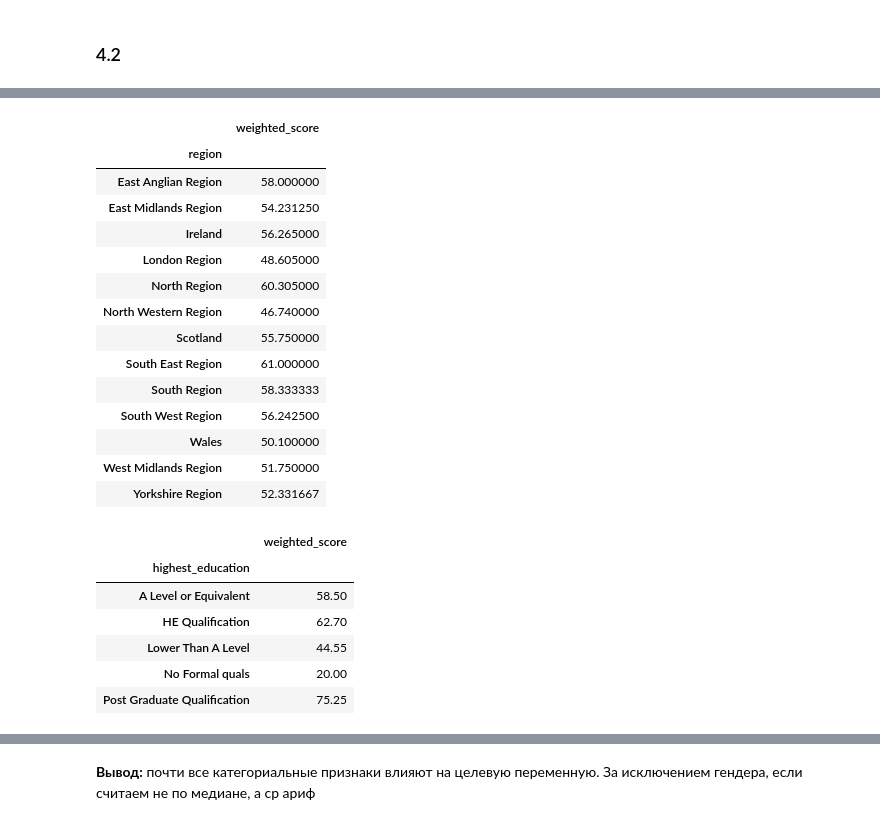
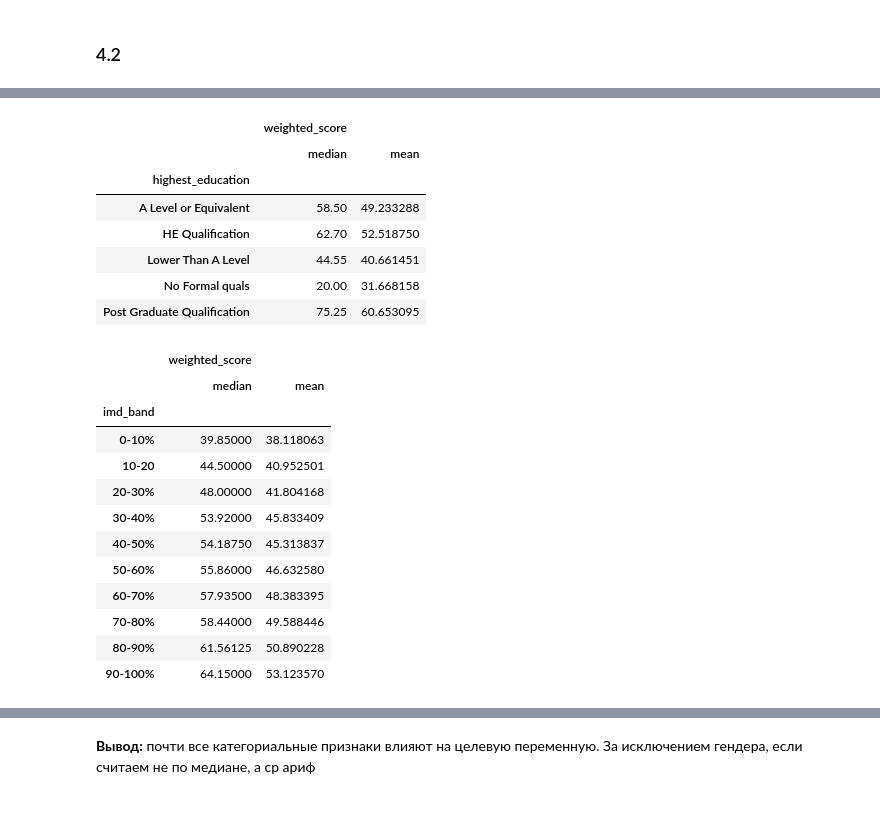
Before and after one commit to AntonGitOrlov/Data_Science, a Jupyter notebook: "Библиотеки_Python_для_работы_с_данными_самостоятельная_работа"_ОрловАВ.ipynb, the cells around one changed output, grey strips where cells are left out. Cells and saved outputs as stored; diff of their text form; code cells hidden in the pictures.

```diff
--- a/"Библиотеки_Python_для_работы_с_данными_самостоятельная_работа"_ОрловАВ.ipynb
+++ b/"Библиотеки_Python_для_работы_с_данными_самостоятельная_работа"_ОрловАВ.ipynb
@@ -1009,29 +1024,28 @@ Train.groupby(['gender']).agg({'weighted_score': 'mean'})
 # %%
-Train.groupby(['region']).agg({'weighted_score': 'median'})
+Train.groupby(['highest_education']).agg({'weighted_score': ['median', 'mean']})
 # %% [output]
-|  | weighted_score |
-| region |  |
-| East Anglian Region | 58.000000 |
-| East Midlands Region | 54.231250 |
-| Ireland | 56.265000 |
-| London Region | 48.605000 |
-| North Region | 60.305000 |
-| North Western Region | 46.740000 |
-| Scotland | 55.750000 |
-| South East Region | 61.000000 |
-| South Region | 58.333333 |
-| South West Region | 56.242500 |
-| Wales | 50.100000 |
-| West Midlands Region | 51.750000 |
-| Yorkshire Region | 52.331667 |
+|  | weighted_score |  |
+|  | median | mean |
+| highest_education |  |  |
+| A Level or Equivalent | 58.50 | 49.233288 |
+| HE Qualification | 62.70 | 52.518750 |
+| Lower Than A Level | 44.55 | 40.661451 |
+| No Formal quals | 20.00 | 31.668158 |
+| Post Graduate Qualification | 75.25 | 60.653095 |
 # %%
-Train.groupby(['highest_education']).agg({'weighted_score': 'median'})
+Train.groupby(['imd_band']).agg({'weighted_score': ['median', 'mean']})
 # %% [output]
-|  | weighted_score |
-| highest_education |  |
-| A Level or Equivalent | 58.50 |
-| HE Qualification | 62.70 |
-| Lower Than A Level | 44.55 |
-| No Formal quals | 20.00 |
-| Post Graduate Qualification | 75.25 |
+|  | weighted_score |  |
+|  | median | mean |
+| imd_band |  |  |
+| 0-10% | 39.85000 | 38.118063 |
+| 10-20 | 44.50000 | 40.952501 |
+| 20-30% | 48.00000 | 41.804168 |
+| 30-40% | 53.92000 | 45.833409 |
+| 40-50% | 54.18750 | 45.313837 |
+| 50-60% | 55.86000 | 46.632580 |
+| 60-70% | 57.93500 | 48.383395 |
+| 70-80% | 58.44000 | 49.588446 |
+| 80-90% | 61.56125 | 50.890228 |
+| 90-100% | 64.15000 | 53.123570 |
 # %%
```
Also changed, not shown: parts of 20 cells of this notebook.
